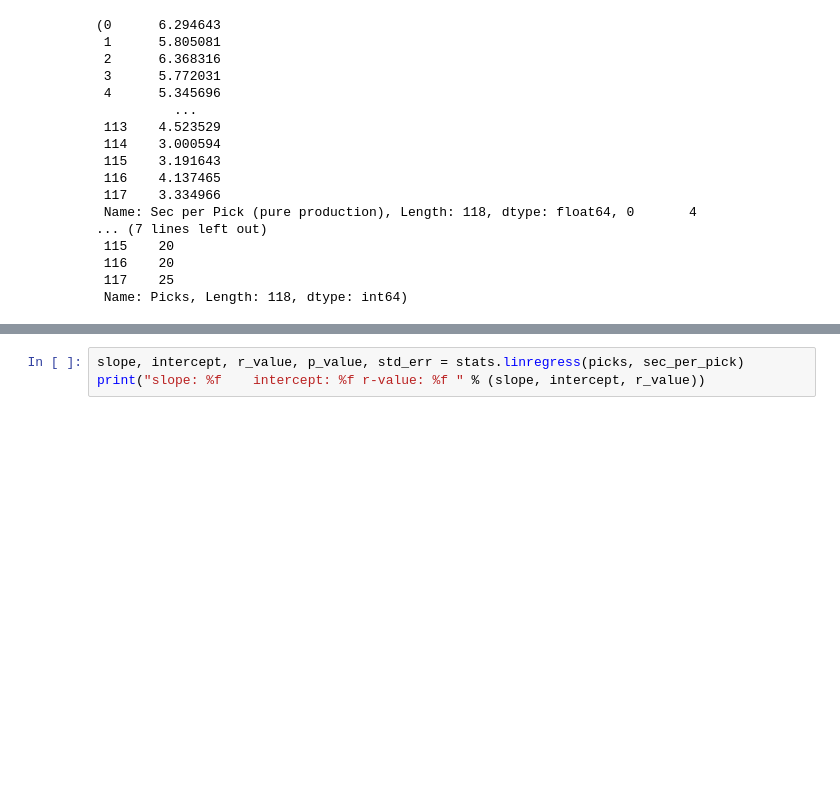
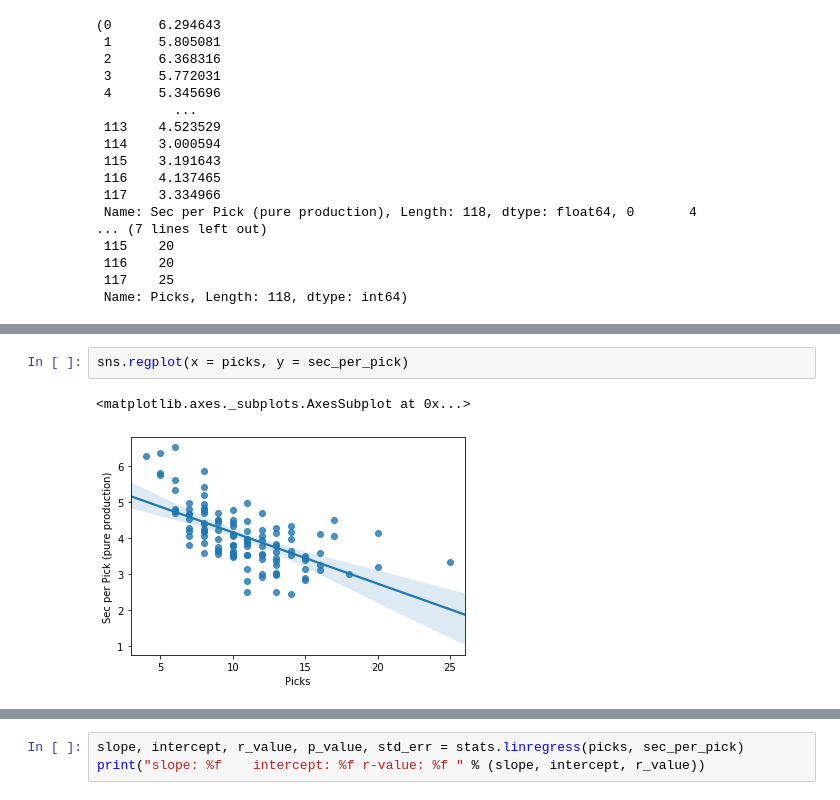
Before and after one commit to QPeiran/PythonStatistics, a Jupyter notebook: TestEnv.ipynb, the cells around one changed output, grey strips where cells are left out. Saved outputs shown, nothing was run; the diff lists cells and outputs as text; blank space fills up the shorter version.

```diff
--- a/TestEnv.ipynb
+++ b/TestEnv.ipynb
@@ -46,0 +53,5 @@ sec_per_pick, picks
+# %%
+sns.regplot(x = picks, y = sec_per_pick)
+# %% [output]
+<matplotlib.axes._subplots.AxesSubplot at 0x...>
+[figure, added]
```
Also changed, not shown: parts of 3 cells of this notebook, 2 other files.
